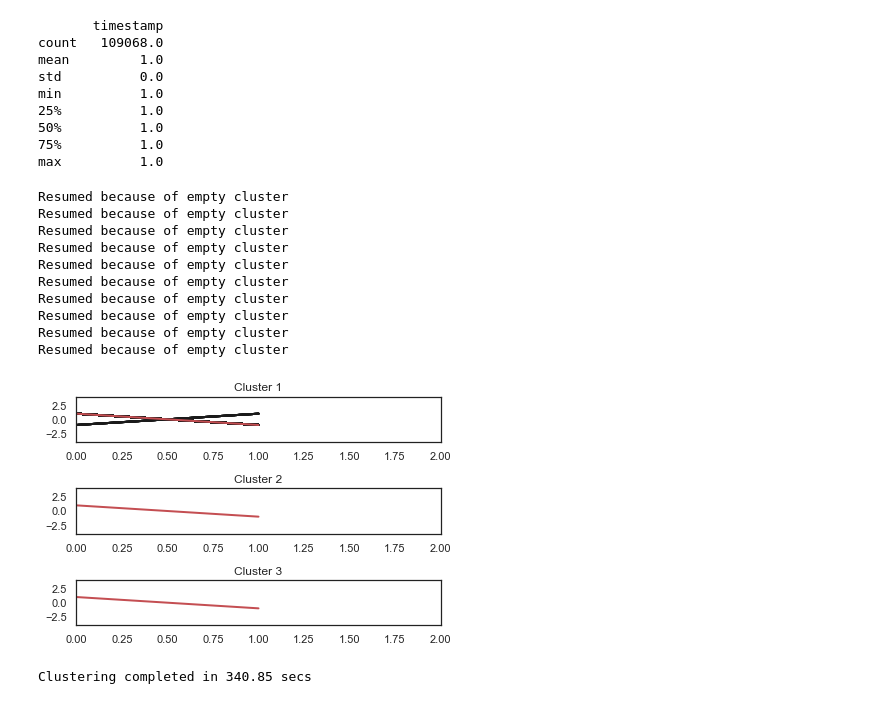
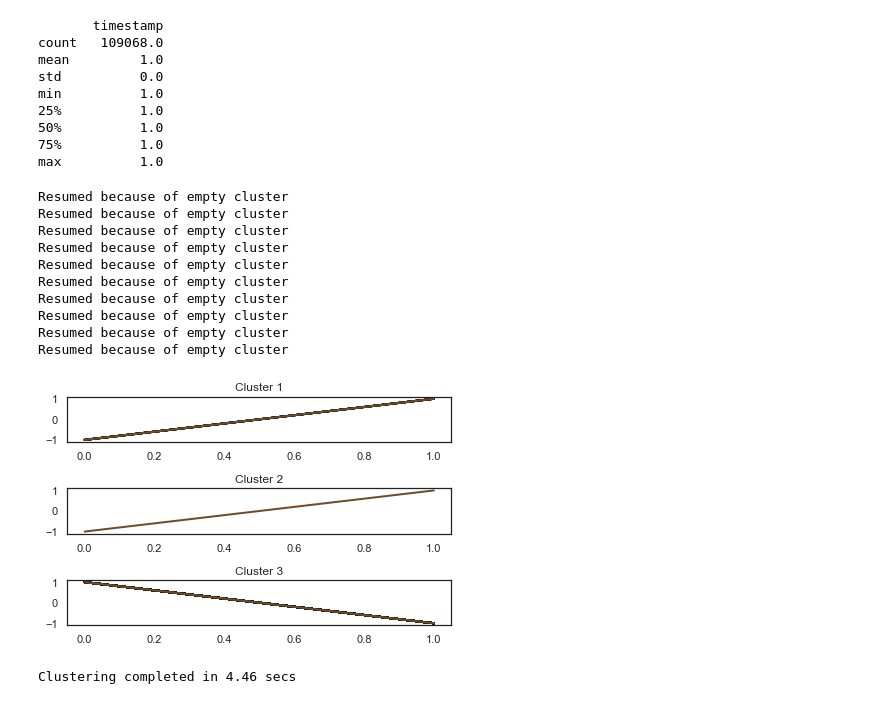
Before and after one commit to tonnyeremin/Software-Perfomance, a Jupyter notebook: SqlMetrics/Evangelist_Perf_Processing.ipynb, the cells around one changed output. Drawn from its saved outputs; the diff is of its cells as text; code cells hidden in the pictures.

```diff
--- a/SqlMetrics/Evangelist_Perf_Processing.ipynb
+++ b/SqlMetrics/Evangelist_Perf_Processing.ipynb
@@ -211,12 +211,11 @@ from tslearn.preprocessing import TimeSeriesScalerMeanVariance
 
 #https://towardsdatascience.com/how-to-apply-k-means-clustering-to-time-series-data-28d04a8f7da3
 
-def clusterize(data):
+def clusterize(X_train):
     start_time = time.time()
     seed = 0
-    X_train = data
     X_train = TimeSeriesScalerMeanVariance().fit_transform(X_train)
-    sz = X_train.shape[1]
+    sz = X_train.shape[0]
     ks = KShape(n_clusters=3, verbose=True, random_state=seed)
     y_pred = ks.fit_predict(X_train)
 
@@ -225,9 +224,7 @@ def clusterize(data):
         plt.subplot(3, 1, 1 + yi)
         for xx in X_train[y_pred == yi]:
             plt.plot(xx.ravel(), "k-", alpha=.2)
-        plt.plot(ks.cluster_centers_[yi].ravel(), "r-")
-        plt.xlim(0, sz)
-        plt.ylim(-4, 4)
+        plt.plot(ks.cluster_centers_[yi].ravel(), color= accent_color)
         plt.title("Cluster %d" % (yi + 1))
 
     plt.tight_layout()
@@ -235,6 +232,10 @@ def clusterize(data):
 
 
     print('Clustering completed in {:,.2f} secs'.format(time.time()-start_time))
+
+def describe(data, is_cold_start):
+    filtered = data.loc[data.is_cold_start == is_cold_start,['duration']]
+    print(filtered.describe())
 # %% [markdown]
 Look at data stats
 # %%
@@ -284,17 +307,18 @@ max          1.0
 # %%
 top_p = get_top_calling_procedures(cold_execution, 1000)
 parameters = top_p[['second', 'duration']].to_numpy()
+parameters = parameters[:1000]
 clusterize(parameters)
 # %% [output]
 Resumed because of empty cluster
 Resumed because of empty cluster
 Resumed because of empty cluster
 Resumed because of empty cluster
 Resumed because of empty cluster
 Resumed because of empty cluster
 Resumed because of empty cluster
 Resumed because of empty cluster
 Resumed because of empty cluster
 Resumed because of empty cluster
-[figure, old version]
+[figure, new version]
-Clustering completed in 340.85 secs
+Clustering completed in 4.46 secs
```
Also changed, not shown: parts of 4 cells of this notebook.
